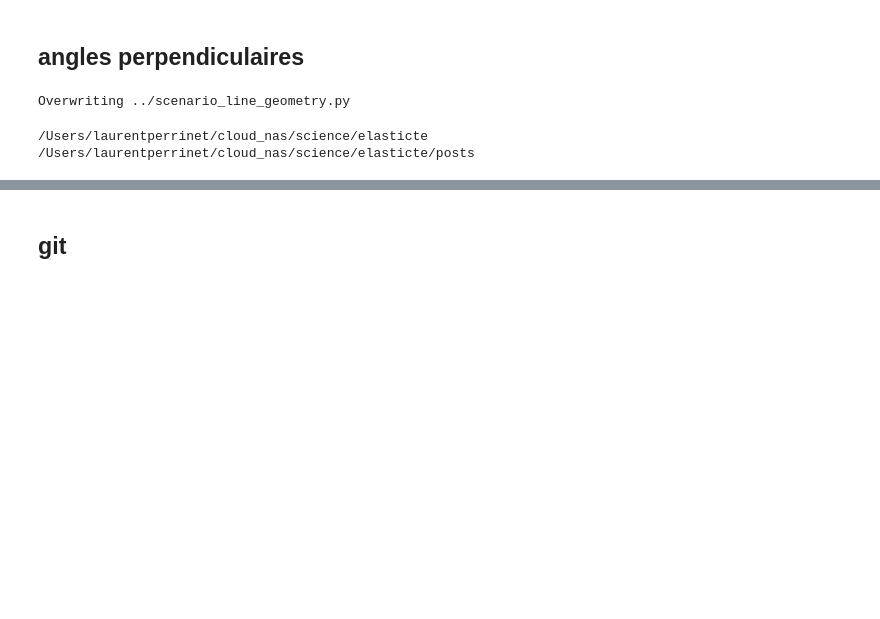
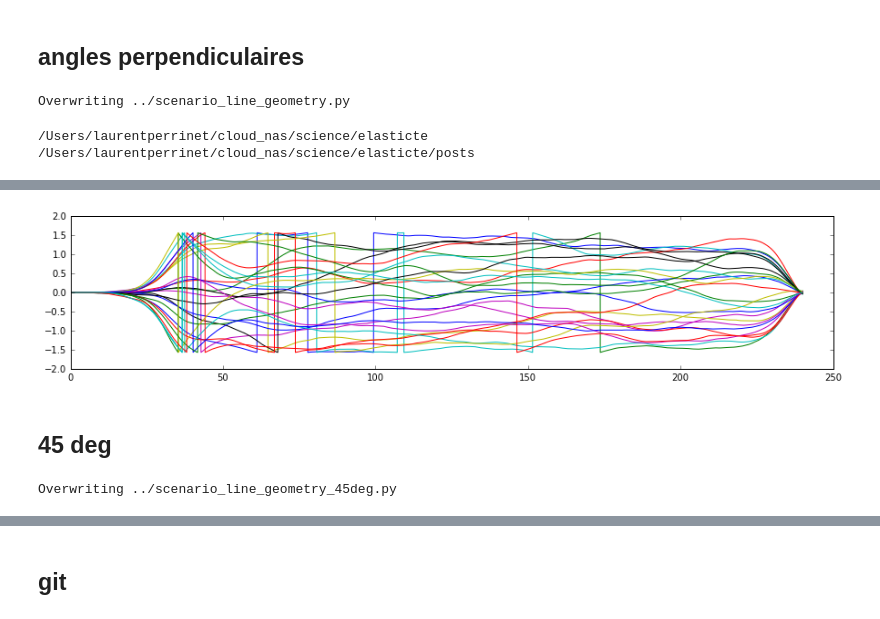
Before and after one commit to NaturalPatterns/2016_elasticite, a Jupyter notebook: posts/2015-11-27 élasticité, geometrie.ipynb, the cells around one changed output, grey strips where cells are left out. Drawn from its saved outputs; the diff is of its cells as text; code cells hidden in the pictures; blank space fills up the shorter version.

```diff
--- a/posts/2015-11-27 élasticité, geometrie.ipynb
+++ b/posts/2015-11-27 élasticité, geometrie.ipynb
@@ -80,0 +84,53 @@ _ = ax.plot(z[:, 0], z[:, 1:])
+# %%
+import matplotlib
+%matplotlib inline
+import matplotlib.pyplot as plt
+
+z = np.load('../mat/line_geometry.npy')
+fig, ax = plt.subplots(figsize=(15, 3))
+#_ = ax.plot(z[:, 0])
+_ = ax.plot(z[:, 0], z[:, 1:])
+# %% [output]
+[figure, added]
+# %% [markdown]
+## 45 deg
+# %%
+%%writefile ../scenario_line_geometry_45deg.py
+#!/usr/bin/env python
+# -*- coding: utf8 -*-
+
+import elasticite as el
+import numpy as np
+
+class EdgeGrid(el.EdgeGrid):
+    def champ(self):
+        if self.structure: N_lame = self.N_lame-self.struct_N
+        else: N_lame = self.N_lame
+
+        force = np.zeros_like(self.lames[2, :N_lame])
+        damp_min = 0.4
+        damp_tau = 4.
+        damp = lambda t: damp_min + (1.-damp_min)*np.exp(-np.abs(np.mod(t+self.period/2, self.period)-self.period/2)/damp_tau)
+
+        smooth = lambda t: 1.-np.exp(-np.abs(np.mod(t+self.period/2, self.period)-self.period/2)**2/damp_tau**2)
+        on_off = lambda t, freq: (np.sin(2*np.pi*t/self.period*freq) > 0.)
+
+        noise = lambda t: .8 * smooth(t)
+
+        force -= 7.5 * (np.mod(self.lames[2, :N_lame]+np.pi/2, np.pi) - np.pi/2 -np.pi/4) *smooth(self.t) *on_off(self.t, 3)
+        force -= 40 * (np.mod(self.lames[2, :N_lame]+np.pi/2, np.pi) - np.pi/2) * (1- smooth(self.t) ) *(1-on_off(self.t, 3))
+        force += noise(self.t)*np.pi*np.random.randn(N_lame)
+        force -= damp(self.t) * self.lames[3, :N_lame]/self.dt
+        return .01 * force
+
+
+if __name__ == "__main__":
+    import sys
+    if len(sys.argv)>1: mode = sys.argv[1]
+    else: mode = 'both'
+    filename = None
+    filename = 'mat/line_geometry_45deg.npy'
+    e = EdgeGrid(N_lame=25, grid_type='line', mode=mode, verb=False, filename=filename, period=4*60.)
+    el.main(e)
+# %% [output]
+Overwriting ../scenario_line_geometry_45deg.py
```
Also changed, not shown: parts of 8 cells of this notebook, 6 other files.
